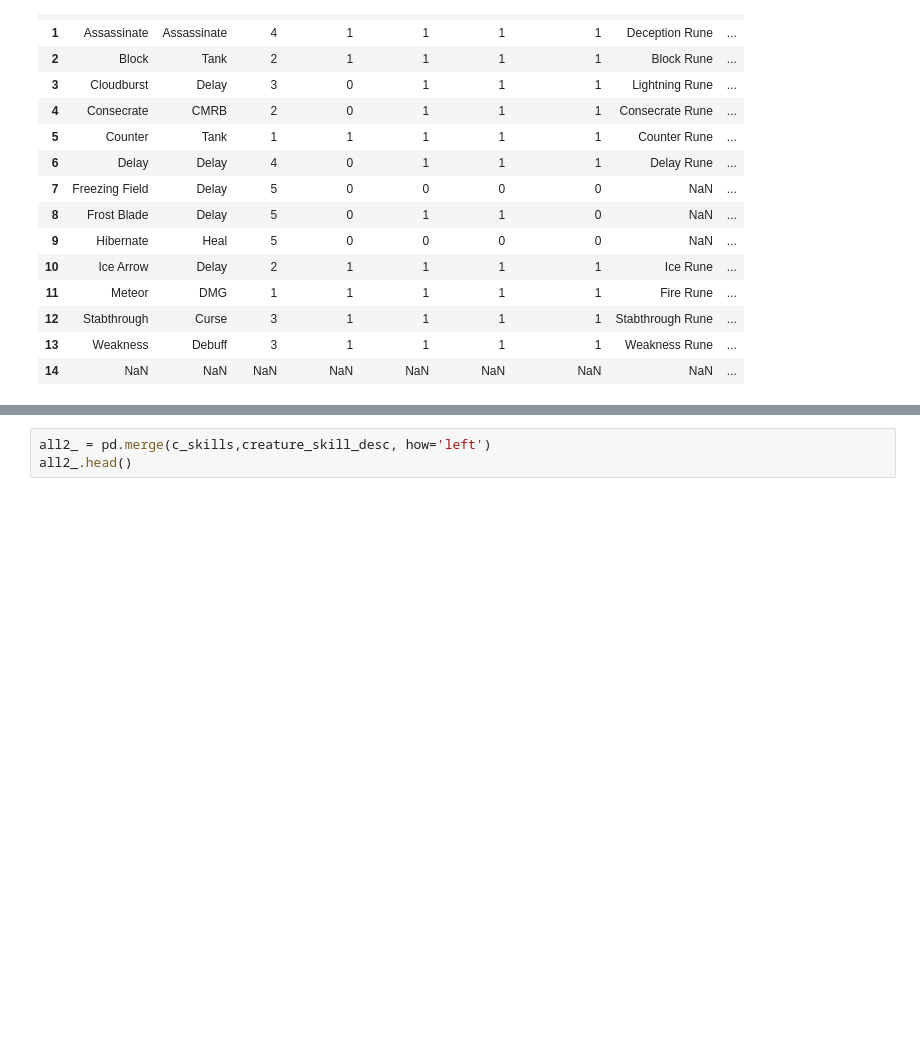
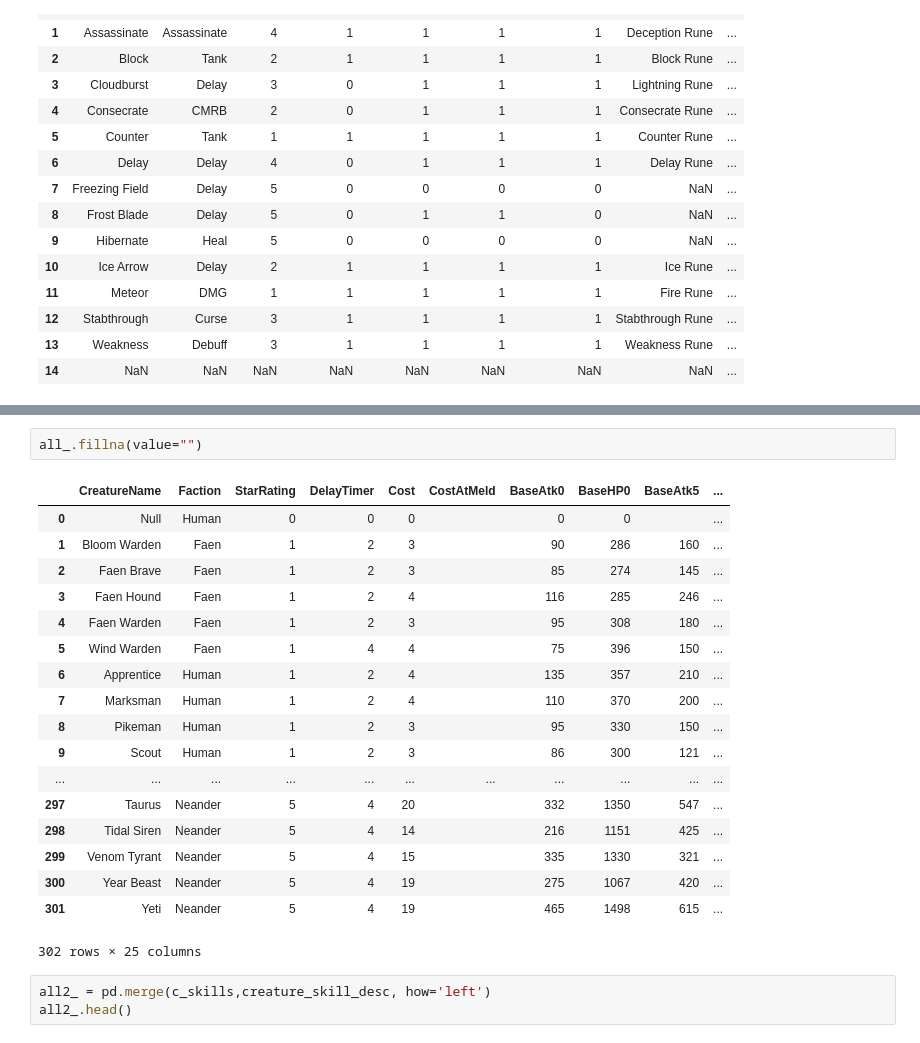
Before and after one commit to kingraijun/deck_heroes, a Jupyter notebook: deckheroes.ipynb, the cells around one changed output, grey strips where cells are left out. Saved outputs shown, nothing was run; the diff lists cells and outputs as text; blank space fills up the shorter version.

```diff
--- a/deckheroes.ipynb
+++ b/deckheroes.ipynb
@@ -62,3 +74,24 @@ all_.head()
+# %%
+all_.fillna(value="")
+# %% [output]
+|  | CreatureName | Faction | StarRating | DelayTimer | Cost | CostAtMeld | BaseAtk0 | BaseHP0 | BaseAtk5 | ... |
+| 0 | Null | Human | 0 | 0 | 0 |  | 0 | 0 |  | ... |
+| 1 | Bloom Warden | Faen | 1 | 2 | 3 |  | 90 | 286 | 160 | ... |
+| 2 | Faen Brave | Faen | 1 | 2 | 3 |  | 85 | 274 | 145 | ... |
+| 3 | Faen Hound | Faen | 1 | 2 | 4 |  | 116 | 285 | 246 | ... |
+| 4 | Faen Warden | Faen | 1 | 2 | 3 |  | 95 | 308 | 180 | ... |
+| 5 | Wind Warden | Faen | 1 | 4 | 4 |  | 75 | 396 | 150 | ... |
+| 6 | Apprentice | Human | 1 | 2 | 4 |  | 135 | 357 | 210 | ... |
+| 7 | Marksman | Human | 1 | 2 | 4 |  | 110 | 370 | 200 | ... |
+| 8 | Pikeman | Human | 1 | 2 | 3 |  | 95 | 330 | 150 | ... |
+| 9 | Scout | Human | 1 | 2 | 3 |  | 86 | 300 | 121 | ... |
+| ... | ... | ... | ... | ... | ... | ... | ... | ... | ... | ... |
+| 297 | Taurus | Neander | 5 | 4 | 20 |  | 332 | 1350 | 547 | ... |
+| 298 | Tidal Siren | Neander | 5 | 4 | 14 |  | 216 | 1151 | 425 | ... |
+| 299 | Venom Tyrant | Neander | 5 | 4 | 15 |  | 335 | 1330 | 321 | ... |
+| 300 | Year Beast | Neander | 5 | 4 | 19 |  | 275 | 1067 | 420 | ... |
+| 301 | Yeti | Neander | 5 | 4 | 19 |  | 465 | 1498 | 615 | ... |
+302 rows × 25 columns
 # %%
 all2_ = pd.merge(c_skills,creature_skill_desc, how='left')
 all2_.head()
```
Also changed, not shown: parts of 13 cells of this notebook, 53 other files.
